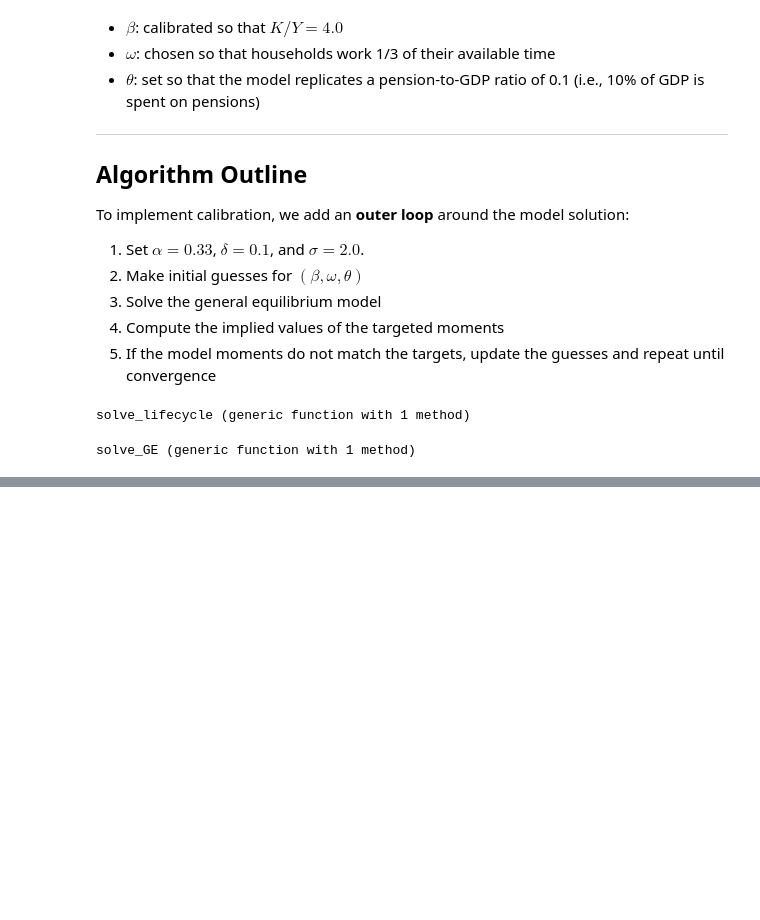
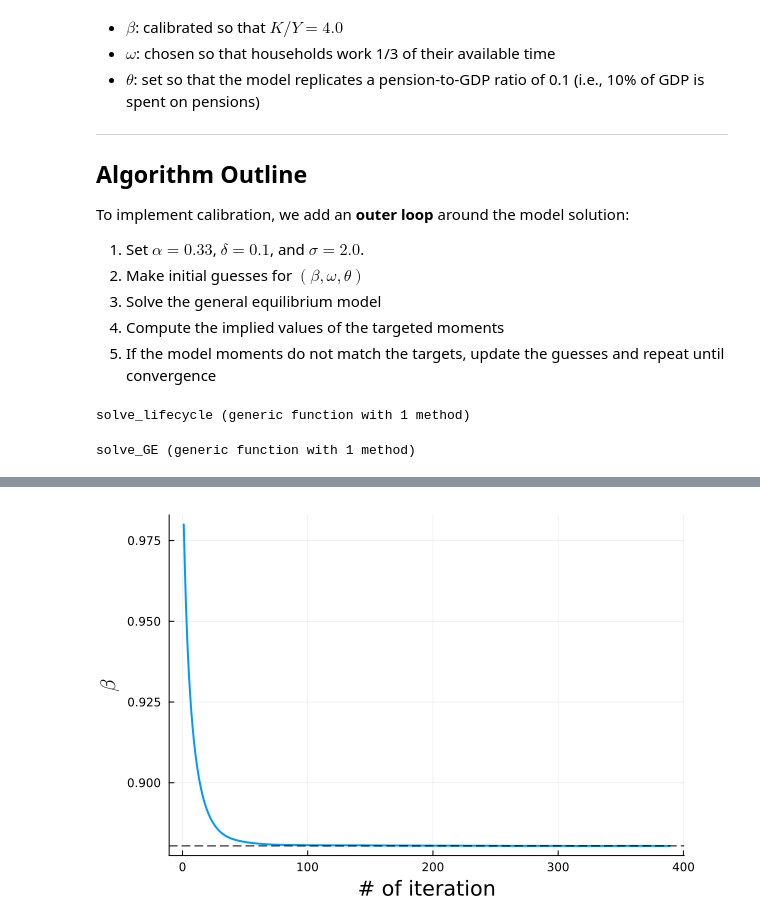
Before and after one commit to Kanato-Nakakuni/ComputationalMacro, a Jupyter notebook: Lec5_Calibration.ipynb, the cells around one changed output, grey strips where cells are left out. Saved outputs shown, nothing was run; the diff lists cells and outputs as text; code cells hidden in the pictures; blank space fills up the shorter version.

```diff
--- a/Lec5_Calibration.ipynb
+++ b/Lec5_Calibration.ipynb
@@ -367,0 +398,14 @@ theta = 0.10946
+# %%
+# Convergence of beta
+using LaTeXStrings
+plot(1:iter-1, β_iter[1:iter-1],
+    xlabel="# of iteration",
+    ylabel=L"\beta",
+    title="",
+    lw=2,
+    label="",
+    xguidefont = font(14),   # font size for x-axis label
+    yguidefont = font(14))    # font size for y-axis label)
+hline!([β], lw=1, lc=:black, ls=:dash, label="")
+# %% [output]
+[figure, added]
```
Also changed, not shown: parts of 7 cells of this notebook.
